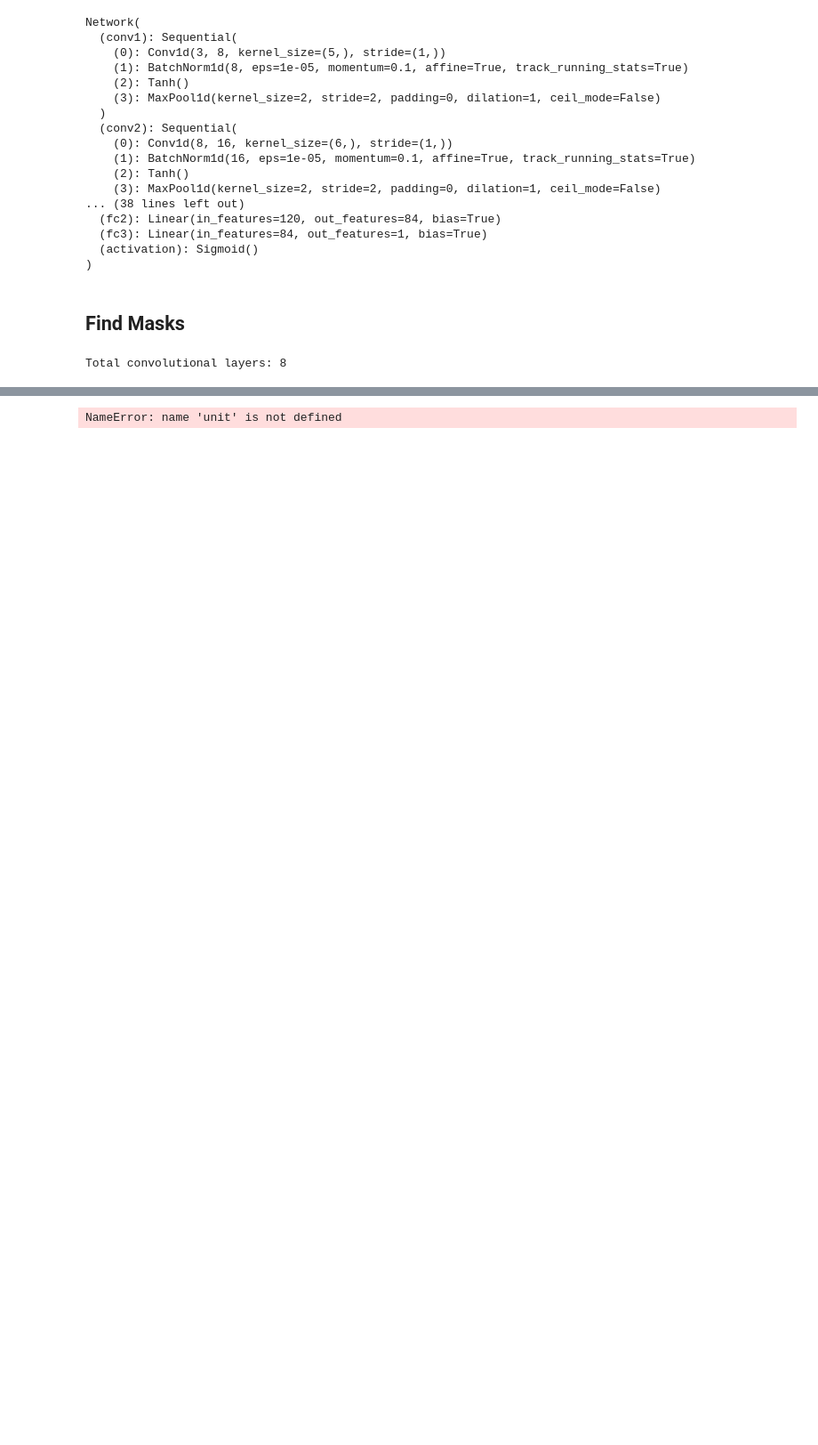
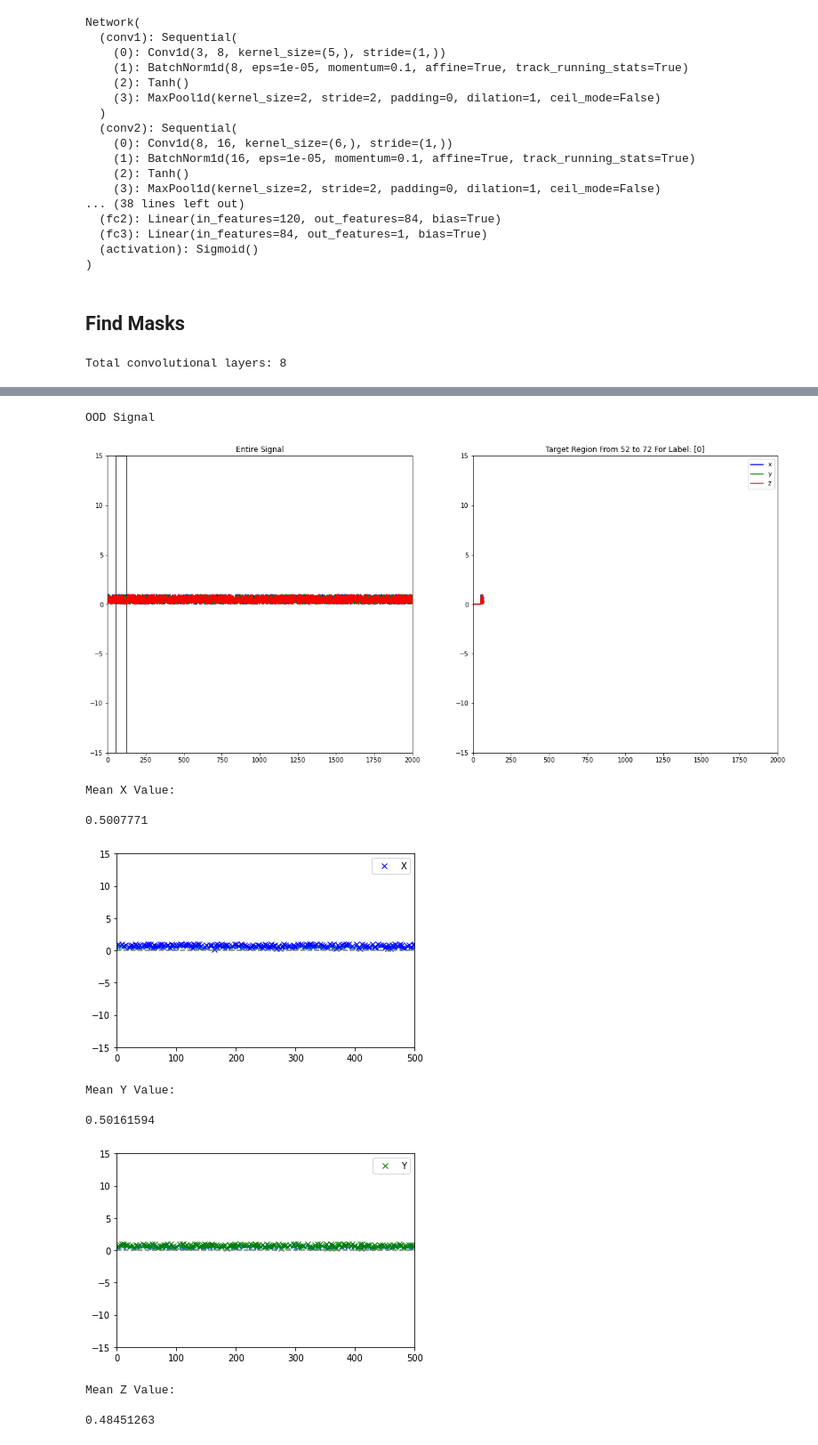
Before and after one commit to anas-awadalla/Incepto, a Jupyter notebook: interpretability_experiments/mPower_similarity_searching.ipynb, the cells around one changed output, grey strips where cells are left out. Shown at 89% size. Cells and saved outputs as stored; diff of their text form; code cells hidden in the pictures; blank space fills up the shorter version.

Commit message:
added peak finding and average mag

```diff
--- a/interpretability_experiments/mPower_similarity_searching.ipynb
+++ b/interpretability_experiments/mPower_similarity_searching.ipynb
@@ -215,8 +194,8 @@ while(True):
 
 data = torch.FloatTensor(sample.cpu().float()).to(device)
 # %%
-datapoint = torch.FloatTensor(sample[0].cpu().float()).to(device)
-datapoint_label = sample_label[0]
+datapoint = torch.FloatTensor(np.random.rand(3,4000)).to(device)
+datapoint_label = torch.tensor(0)
 # %%
 # Sample output
 prediction = torch.sigmoid(model(datapoint.unsqueeze(0)))
@@ -269,5 +239,5 @@ get_topk_units(model, [datapoint], [datapoint_label],1)
 # %%
-unit = 37
+unit = 56
 layer = 5
 # %%
 import torch.nn.functional as F
@@ -439,7 +408,7 @@ def plot_signal(signals, boundaries, label):
         ax.plot(s[0],color='blue',label='x')
         ax.plot(s[1],color='green',label='y')
         ax.plot(s[2],color='red',label='z')
-        ax.set_xlim(0,1800)
+        ax.set_xlim(0,2000)
         ax.set_ylim(-15,15)
 
         ax = fig.add_subplot(4, 4, i + 1)
@@ -464,12 +433,9 @@ def plot_signal(signals, boundaries, label):
     plt.legend()
     plt.show()
 # %%
-def viz_signal(signals, signal_labels, activation, threshold=0, window_size=50):
+def viz_signal(signals, signal_labels, activation, threshold=0.8, window_size=20):
     a = activation
-    # try:
     x,y = get_window(a,threshold,window_size=window_size)
-    print(x)
-    print(y)
-    plot_signal([signals],[[x,y+window_size]],[signal_labels])
-    # except:
-    #     return
+    plot_signal([signals],[[x-5,y+5]] if x >5 else [[x,y+5]],[signal_labels])
+
+    return x,y
@@ -536,4 +442,57 @@ output= model(datapoint.unsqueeze(0).cuda());
-# %%
-viz_signal(0,unit,[datapoint],[datapoint_label], layername)
-# %% [output]
-NameError: name 'unit' is not defined
+# %%
+    print("OOD Signal")
+
+    d = datapoint.cpu().numpy()
+    left,right = [0,2000]
+    viz_signal(d,datapoint_label.item(),training_data[10])
+
+    x = d[0][left:right]
+    y = d[1][left:right]
+    z = d[2][left:right]
+
+    print("Mean X Value: \n")
+    print(np.mean(x))
+
+    peaks, _ = find_peaks(x, height=0)
+    plt.plot(x)
+    plt.axis([0, 500, -15, 15])
+    plt.plot(peaks, x[peaks], "x", label="X",color="blue")
+    plt.plot(np.zeros_like(x), "--", color="gray")
+    plt.legend()
+    plt.show()
+
+    print("Mean Y Value: \n")
+    print(np.mean(y))
+
+    peaks, _ = find_peaks(y, height=0)
+    plt.plot(y)
+    plt.axis([0, 500, -15, 15])
+    plt.plot(peaks, y[peaks], "x",label="Y",color="green")
+    plt.plot(np.zeros_like(y), "--", color="gray")
+    plt.legend()
+    plt.show()
+
+    print("Mean Z Value: \n")
+    print(np.mean(z))
+
+    peaks, _ = find_peaks(z, height=0)
+    plt.plot(z)
+    plt.axis([0, 500, -15, 15])
+    plt.plot(peaks, z[peaks], "x",label="Z",color="red")
+    plt.plot(np.zeros_like(z), "--", color="gray")
+    plt.legend()
+    plt.show()
+# %% [output]
+OOD Signal
+[figure, added]
+Mean X Value:
+
+0.5007771
+[figure, added]
+Mean Y Value:
+
+0.50161594
+[figure, added]
+Mean Z Value:
+
+0.48451263
```
Also changed, not shown: parts of 15 cells of this notebook, 1 other file.
